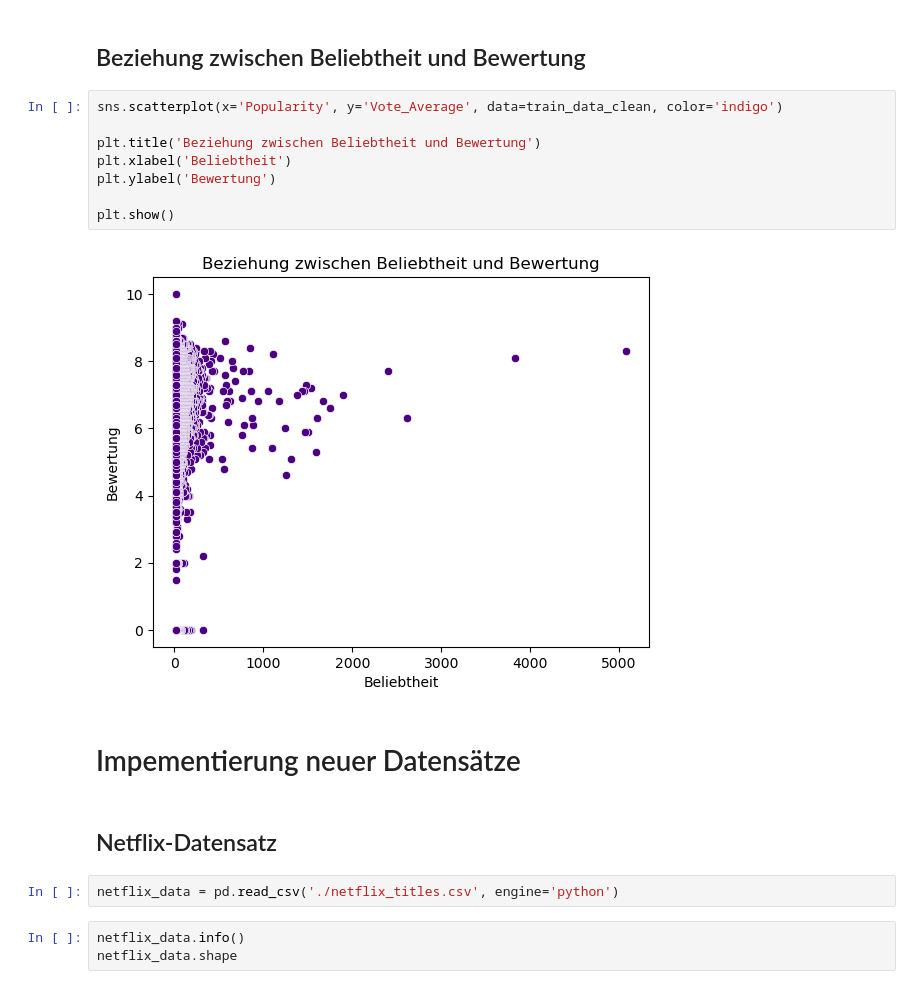
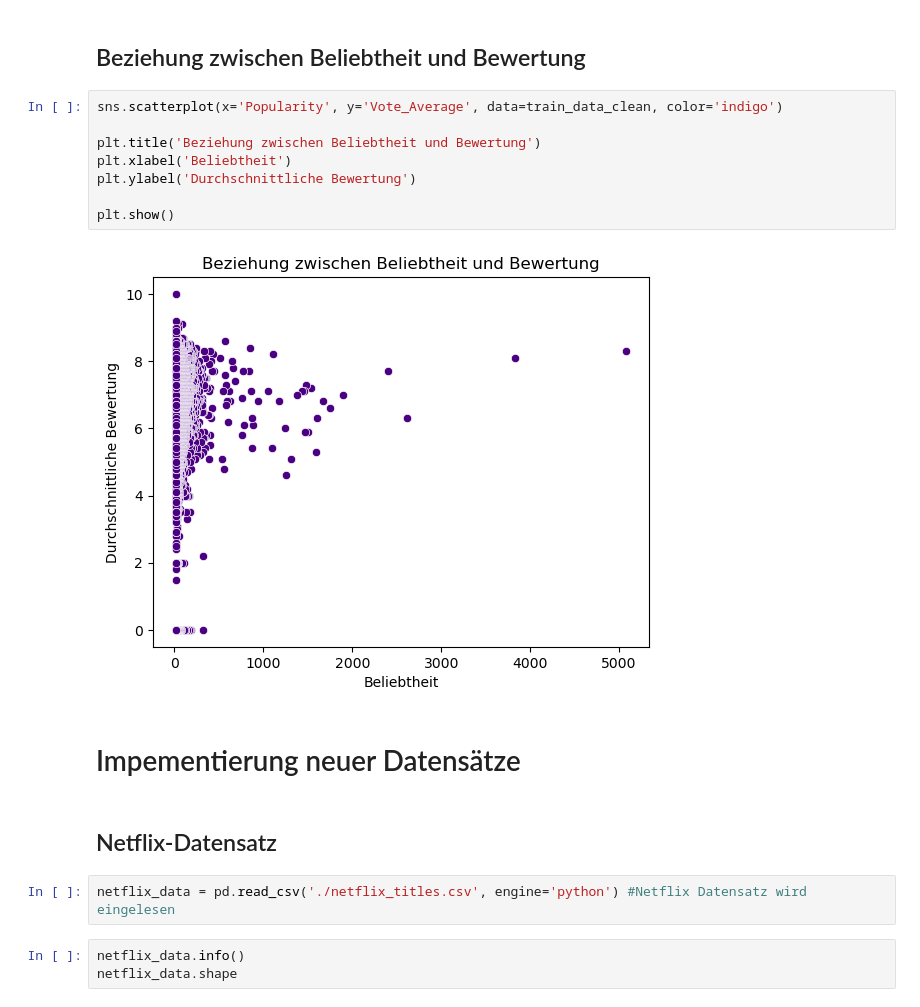
Before and after one commit to DataScience-DHBWKA/Data-Mining-Technos, a Jupyter notebook: FINAL.ipynb, the cells around one changed output. Cells and saved outputs as stored; diff of their text form.

```diff
--- a/FINAL.ipynb
+++ b/FINAL.ipynb
@@ -340,19 +361,19 @@ plt.show()
 # %%
 sns.scatterplot(x='Popularity', y='Vote_Average', data=train_data_clean, color='indigo')
 
 plt.title('Beziehung zwischen Beliebtheit und Bewertung')
 plt.xlabel('Beliebtheit')
-plt.ylabel('Bewertung')
+plt.ylabel('Durchschnittliche Bewertung')
 
 plt.show()
 # %% [output]
-[figure, old version]
+[figure, new version]
-# %% [markdown]
-# Impementierung neuer Datensätze
+# %% [markdown]
+# Impementierung neuer Datensätze
 # %% [markdown]
 ## Netflix-Datensatz
 # %%
-netflix_data = pd.read_csv('./netflix_titles.csv', engine='python')
+netflix_data = pd.read_csv('./netflix_titles.csv', engine='python') #Netflix Datensatz wird eingelesen
 # %%
 netflix_data.info()
 netflix_data.shape
```
Also changed, not shown: parts of 36 cells of this notebook.
